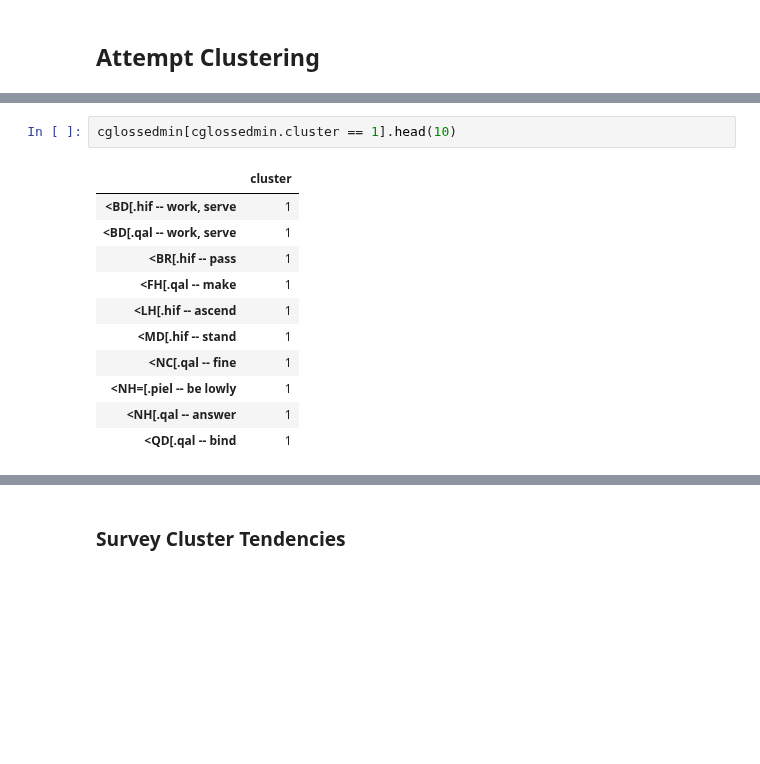
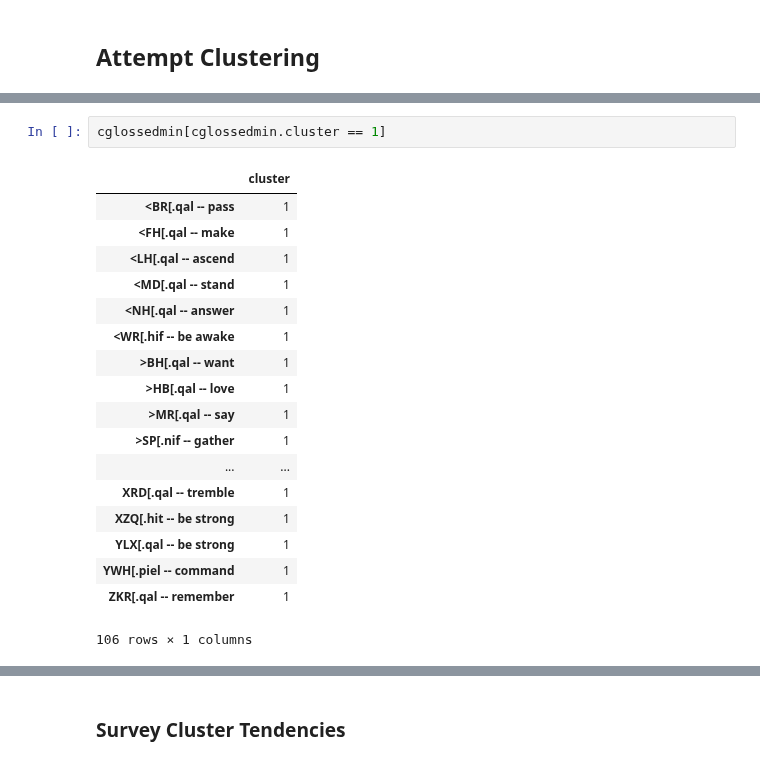
Before and after one commit to codykingham/verb_semantics, a Jupyter notebook: phase2_composite_space.ipynb, the cells around one changed output, grey strips where cells are left out. Drawn from its saved outputs; the diff is of its cells as text; blank space fills up the shorter version.

```diff
--- a/phase2_composite_space.ipynb
+++ b/phase2_composite_space.ipynb
@@ -1187,15 +260,22 @@ cglossedmin[cglossedmin.cluster == 0].head(10)
 # %%
-cglossedmin[cglossedmin.cluster == 1].head(10)
+cglossedmin[cglossedmin.cluster == 1]
 # %% [output]
 |  | cluster |
-| <BD[.hif -- work, serve | 1 |
-| <BD[.qal -- work, serve | 1 |
-| <BR[.hif -- pass | 1 |
+| <BR[.qal -- pass | 1 |
 | <FH[.qal -- make | 1 |
-| <LH[.hif -- ascend | 1 |
-| <MD[.hif -- stand | 1 |
-| <NC[.qal -- fine | 1 |
-| <NH=[.piel -- be lowly | 1 |
+| <LH[.qal -- ascend | 1 |
+| <MD[.qal -- stand | 1 |
 | <NH[.qal -- answer | 1 |
-| <QD[.qal -- bind | 1 |
+| <WR[.hif -- be awake | 1 |
+| >BH[.qal -- want | 1 |
+| >HB[.qal -- love | 1 |
+| >MR[.qal -- say | 1 |
+| >SP[.nif -- gather | 1 |
+| ... | ... |
+| XRD[.qal -- tremble | 1 |
+| XZQ[.hit -- be strong | 1 |
+| YLX[.qal -- be strong | 1 |
+| YWH[.piel -- command | 1 |
+| ZKR[.qal -- remember | 1 |
+106 rows × 1 columns
 # %%
```
Also changed, not shown: parts of 100 cells of this notebook, 2 other files.
